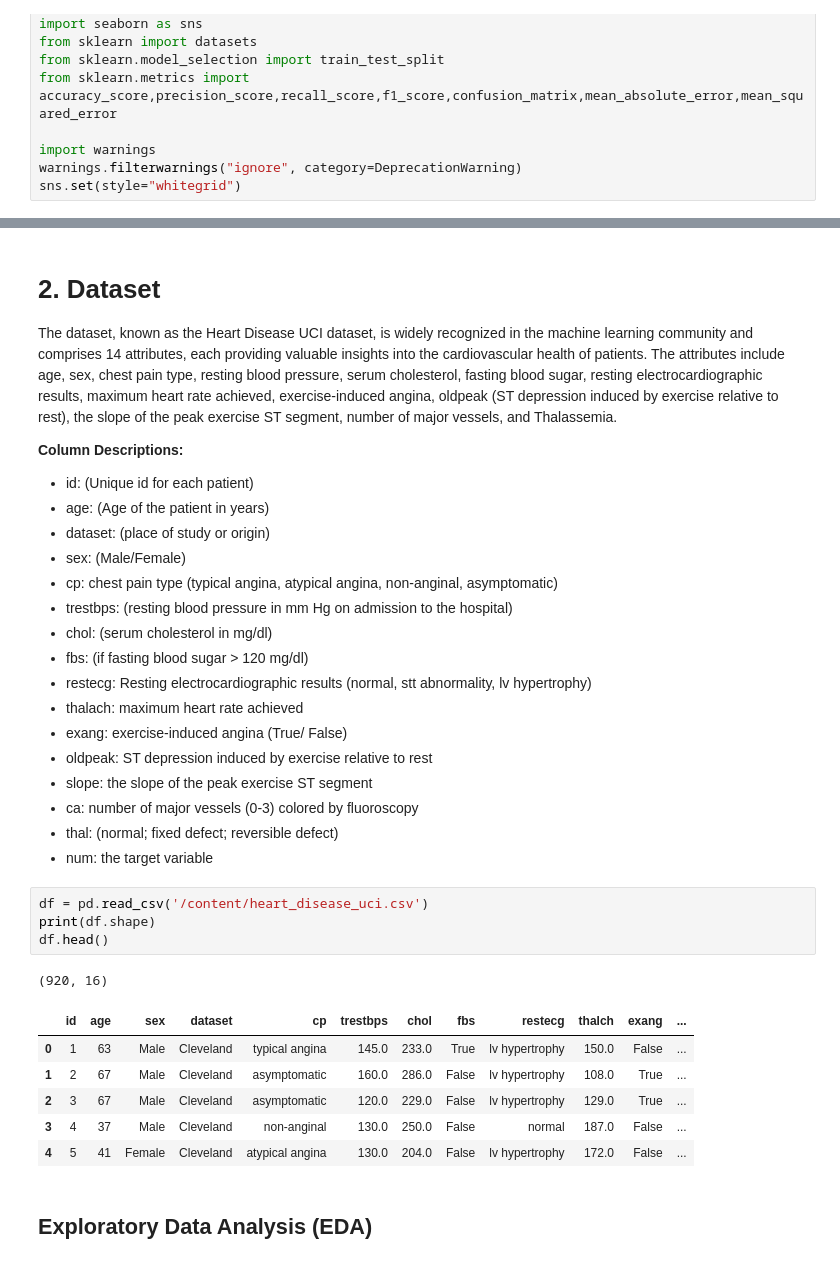
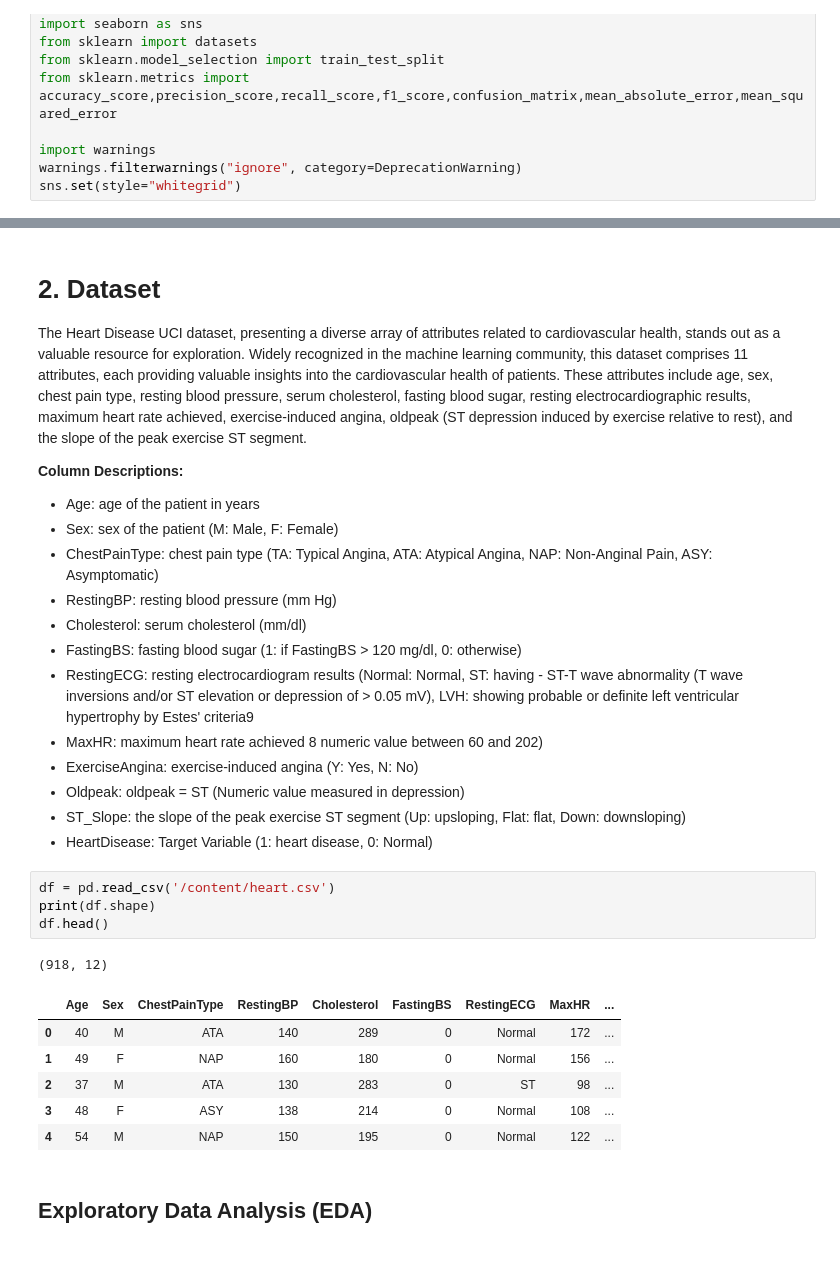
Before and after one commit to jrakhshanda55/Ausaf_ML, a Jupyter notebook: project1.ipynb, the cells around one changed output, grey strips where cells are left out. Drawn from its saved outputs; the diff is of its cells as text.

```diff
--- a/project1.ipynb
+++ b/project1.ipynb
@@ -33,36 +32,32 @@ The primary objectives of this analysis are twofold. The first goal involves an
 The second objective is to develop a machine learning model capable of predicting the likelihood of heart disease based on the provided attributes. This task involves applying classification algorithms to discern patterns and relationships within the dataset, contributing to the broader field of medical diagnostics.
 # %% [markdown]
 # 2. Dataset
-The dataset, known as the Heart Disease UCI dataset, is widely recognized in the machine learning community and comprises 14 attributes, each providing valuable insights into the cardiovascular health of patients. The attributes include age, sex, chest pain type, resting blood pressure, serum cholesterol, fasting blood sugar, resting electrocardiographic results, maximum heart rate achieved, exercise-induced angina, oldpeak (ST depression induced by exercise relative to rest), the slope of the peak exercise ST segment, number of major vessels, and Thalassemia.
+The Heart Disease UCI dataset, presenting a diverse array of attributes related to cardiovascular health, stands out as a valuable resource for exploration. Widely recognized in the machine learning community, this dataset comprises 11 attributes, each providing valuable insights into the cardiovascular health of patients. These attributes include age, sex, chest pain type, resting blood pressure, serum cholesterol, fasting blood sugar, resting electrocardiographic results, maximum heart rate achieved, exercise-induced angina, oldpeak (ST depression induced by exercise relative to rest), and the slope of the peak exercise ST segment.
 
 **Column Descriptions:**
-- id: (Unique id for each patient)
-- age: (Age of the patient in years)
-- dataset: (place of study or origin)
-- sex: (Male/Female)
-- cp: chest pain type (typical angina, atypical angina, non-anginal, asymptomatic)
-- trestbps: (resting blood pressure in mm Hg on admission to the hospital)
-- chol: (serum cholesterol in mg/dl)
-- fbs: (if fasting blood sugar > 120 mg/dl)
-- restecg: Resting electrocardiographic results (normal, stt abnormality, lv hypertrophy)
-- thalach: maximum heart rate achieved
-- exang: exercise-induced angina (True/ False)
-- oldpeak: ST depression induced by exercise relative to rest
-- slope: the slope of the peak exercise ST segment
-- ca: number of major vessels (0-3) colored by fluoroscopy
-- thal: (normal; fixed defect; reversible defect)
-- num: the target variable
+- Age: age of the patient in years
+- Sex: sex of the patient (M: Male, F: Female)
+- ChestPainType: chest pain type (TA: Typical Angina, ATA: Atypical Angina, NAP: Non-Anginal Pain, ASY: Asymptomatic)
+- RestingBP: resting blood pressure (mm Hg)
+- Cholesterol: serum cholesterol (mm/dl)
+- FastingBS: fasting blood sugar (1: if FastingBS > 120 mg/dl, 0: otherwise)
+- RestingECG: resting electrocardiogram results (Normal: Normal, ST: having - ST-T wave abnormality (T wave inversions and/or ST elevation or depression of > 0.05 mV), LVH: showing probable or definite left ventricular hypertrophy by Estes' criteria9
+- MaxHR: maximum heart rate achieved 8 numeric value between 60 and 202)
+- ExerciseAngina: exercise-induced angina (Y: Yes, N: No)
+- Oldpeak: oldpeak = ST (Numeric value measured in depression)
+- ST_Slope: the slope of the peak exercise ST segment (Up: upsloping, Flat: flat, Down: downsloping)
+- HeartDisease: Target Variable (1: heart disease, 0: Normal)
 # %%
-df = pd.read_csv('/content/heart_disease_uci.csv')
+df = pd.read_csv('/content/heart.csv')
 print(df.shape)
 df.head()
 # %% [output]
-(920, 16)
+(918, 12)
-|  | id | age | sex | dataset | cp | trestbps | chol | fbs | restecg | thalch | exang | ... |
-| 0 | 1 | 63 | Male | Cleveland | typical angina | 145.0 | 233.0 | True | lv hypertrophy | 150.0 | False | ... |
-| 1 | 2 | 67 | Male | Cleveland | asymptomatic | 160.0 | 286.0 | False | lv hypertrophy | 108.0 | True | ... |
-| 2 | 3 | 67 | Male | Cleveland | asymptomatic | 120.0 | 229.0 | False | lv hypertrophy | 129.0 | True | ... |
-| 3 | 4 | 37 | Male | Cleveland | non-anginal | 130.0 | 250.0 | False | normal | 187.0 | False | ... |
-| 4 | 5 | 41 | Female | Cleveland | atypical angina | 130.0 | 204.0 | False | lv hypertrophy | 172.0 | False | ... |
+|  | Age | Sex | ChestPainType | RestingBP | Cholesterol | FastingBS | RestingECG | MaxHR | ... |
+| 0 | 40 | M | ATA | 140 | 289 | 0 | Normal | 172 | ... |
+| 1 | 49 | F | NAP | 160 | 180 | 0 | Normal | 156 | ... |
+| 2 | 37 | M | ATA | 130 | 283 | 0 | ST | 98 | ... |
+| 3 | 48 | F | ASY | 138 | 214 | 0 | Normal | 108 | ... |
+| 4 | 54 | M | NAP | 150 | 195 | 0 | Normal | 122 | ... |
 # %% [markdown]
 ## Exploratory Data Analysis (EDA)
```
Also changed, not shown: parts of 3 cells of this notebook.
